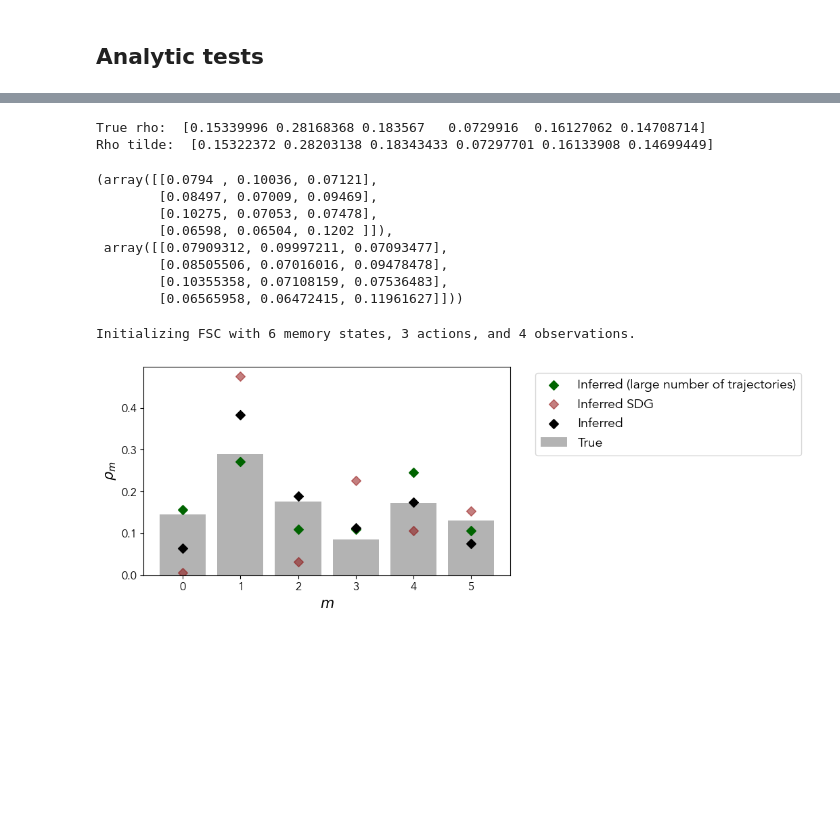
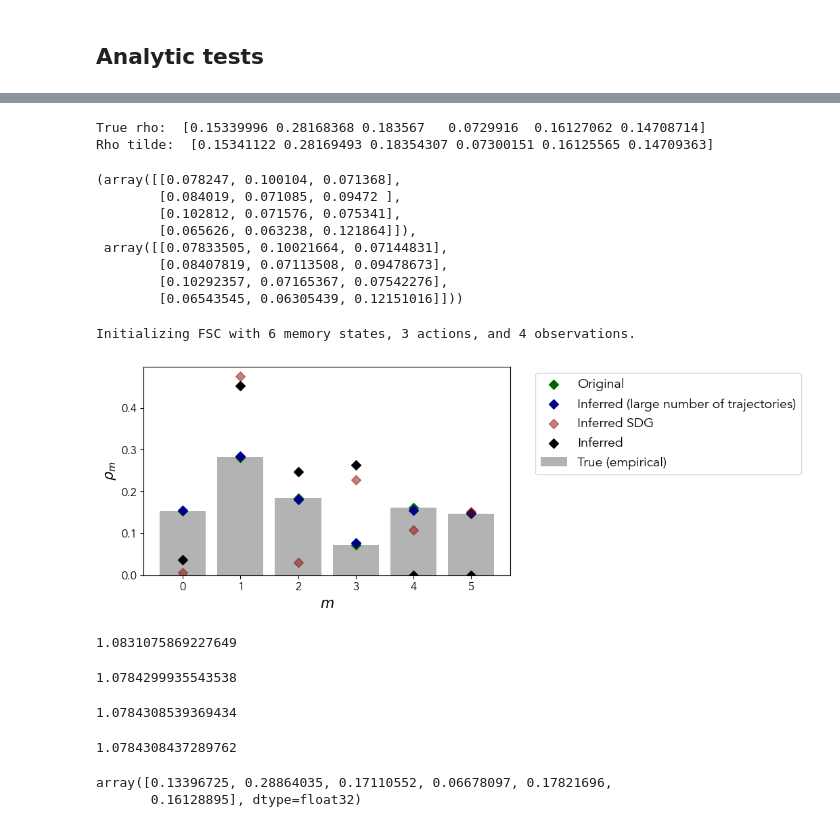
Before and after one commit to giorgionicoletti/InferenceFSCs, a Jupyter notebook: notebooks/FSC_OneStepTrajectory.ipynb, the cells around one changed output, grey strips where cells are left out. Cells and saved outputs as stored; diff of their text form; code cells hidden in the pictures; blank space fills up the shorter version.

```diff
--- a/notebooks/FSC_OneStepTrajectory.ipynb
+++ b/notebooks/FSC_OneStepTrajectory.ipynb
@@ -287,7 +1001,7 @@ plt.show()
 # Observations, one step
 # %%
 NStepsObs = 1
-NTraj = 500
+NTraj = 2000
 Y = 4
 RateMatrixObs = np.ones((Y,Y))
 RateMatrixObs = RateMatrixObs + 2*np.eye(Y)
@@ -412,8 +1181,8 @@ plt.show()
 # %% [markdown]
 ## Analytic tests
 # %%
-NTraj = int(1e5)
-observations = ObsModels.DiscreteMarkovChain(NTraj, NStepsObs, RateMatrixObs, initial_seed = 0)
+NTraj = int(1e6)
+observations = ObsModels.DiscreteMarkovChain(NTraj, NStepsObs, RateMatrixObs, initial_seed = 6)
 # %%
 FSC.load_observations(observations)
 # %%
@@ -455,0 +1225,19 @@ plt.show()
+# %%
+initial_memories = np.array([tr["memories"][0] for tr in trajectories_all])
+
+fig, ax = plt.subplots(1,1, figsize=(6,3))
+
+h, bins_h = np.histogram(initial_memories.flatten(), bins = np.arange(-0.5, M+0.5, 1))
+h = h/np.sum(h)
+bins_h = (bins_h[1:] + bins_h[:-1])/2
+
+ax.bar(bins_h, h, width = 0.8, color = 'dimgray', alpha = 0.5)
+
+ax.set_xlabel('Initial Memories')
+ax.set_ylabel('Frequency')
+
+ax.set_xticks(np.arange(0, M, 1))
+
+ax.set_title('Initial memory distribution of the trajectories')
+
+plt.show()
@@ -469,7 +1259,7 @@ print("True rho: ", FSC.rho)
 print("Rho tilde: ", rhoTilde)
 # %% [output]
 True rho:  [0.15339996 0.28168368 0.183567   0.0729916  0.16127062 0.14708714]
-Rho tilde:  [0.15322372 0.28203138 0.18343433 0.07297701 0.16133908 0.14699449]
+Rho tilde:  [0.15341122 0.28169493 0.18354307 0.07300151 0.16125565 0.14709363]
 # %%
 FSC_tofit_large = FSC_InferenceDiscreteObs(M, A, Y, seed = 123)
 FSC_tofit_large.load_theta(Theta.astype(np.float32))
@@ -479,37 +1269,64 @@ MSE = FSC_tofit_large.optimize_psionly(method = "trust-ncg")
 # %%
 FSC_tofit_large.pStart_ya_emp, pya
 # %% [output]
-(array([[0.0794 , 0.10036, 0.07121],
-        [0.08497, 0.07009, 0.09469],
-        [0.10275, 0.07053, 0.07478],
-        [0.06598, 0.06504, 0.1202 ]]),
- array([[0.07909312, 0.09997211, 0.07093477],
-        [0.08505506, 0.07016016, 0.09478478],
-        [0.10355358, 0.07108159, 0.07536483],
-        [0.06565958, 0.06472415, 0.11961627]]))
+(array([[0.078247, 0.100104, 0.071368],
+        [0.084019, 0.071085, 0.09472 ],
+        [0.102812, 0.071576, 0.075341],
+        [0.065626, 0.063238, 0.121864]]),
+ array([[0.07833505, 0.10021664, 0.07144831],
+        [0.08407819, 0.07113508, 0.09478673],
+        [0.10292357, 0.07165367, 0.07542276],
+        [0.06543545, 0.06305439, 0.12151016]]))
 # %%
 FSC_inferred_large = FSC_DiscreteObs(FSC_tofit_large.theta.detach().cpu().double().numpy(),
                                      FSC_tofit_large.psi.detach().cpu().double().numpy(), verbose = True)
+
+FSC_inferred_large.rho = FSC_tofit_large.rho.detach().cpu().numpy()
 # %% [output]
 Initializing FSC with 6 memory states, 3 actions, and 4 observations.
 # %%
 fig, ax = plt.subplots(1,1, figsize=(7,4))
-ax.bar(bins_h, h, color = "dimgray", alpha = 0.5, label = "True")
+ax.bar(bins_h, h, color = "dimgray", alpha = 0.5, label = "True (empirical)")
 
-ax.scatter(np.arange(M), FSC_inferred_large.rho, color = "darkgreen", marker = "D", s = 50, label = "Inferred (large number of trajectories)")
+ax.scatter(np.arange(M), FSC.rho, color = "darkgreen", marker = "D", s = 50, label = "Original")
 
-ax.scatter(np.arange(M), FSC_inferred_SDG.rho, color = "darkred", marker = "D", s = 50, label = "Inferred SDG", alpha = 0.5)
+ax.scatter(np.arange(M), FSC_inferred_large.rho, color = "darkblue", marker = "D", s = 50, label = "Inferred (large number of trajectories)")
 
-ax.scatter(np.arange(M), FSC_inferred.rho, color = "black", marker = "D", s = 50, label = "Inferred")
+ax.scatter(np.arange(M), FSC_SDG.rho.detach().cpu(), color = "darkred", marker = "D", s = 50, label = "Inferred SDG", alpha = 0.5)
+
+ax.scatter(np.arange(M), FSC_tofit.rho.cpu(), color = "black", marker = "D", s = 50, label = "Inferred")
 
 
 ax.set_xlabel("$m$", fontsize = 15)
 ax.set_ylabel("$\\rho_m$", fontsize = 15)
 
 ax.tick_params(axis='both', which='major', labelsize=12)
 
 plt.legend(fontsize = 14, bbox_to_anchor=(1.05, 1), loc='upper left')
 
 plt.show()
 # %% [output]
-[figure, old version]
+[figure, new version]
+# %%
+wVec = FSC_tofit.TMat.detach().cpu().numpy().sum(axis = 2).transpose(0,2,1)
+
+-np.sum(FSC_tofit_large.pStart_ya_emp*np.log(np.sum((wVec*FSC_SDG.rho.detach().cpu().numpy()), axis = -1)))
+# %% [output]
+1.0831075869227649
+# %%
+-np.sum(FSC_tofit_large.pStart_ya_emp*np.log(np.sum((wVec*FSC_tofit_large.rho.detach().cpu().numpy()), axis = -1)))
+# %% [output]
+1.0784299935543538
+# %%
+-np.sum(FSC_tofit_large.pStart_ya_emp*np.log(np.sum((wVec*FSC.rho), axis = -1)))
+# %% [output]
+1.0784308539369434
+# %%
+-np.sum(FSC_tofit_large.pStart_ya_emp*np.log(np.sum((wVec*h), axis = -1)))
+# %% [output]
+1.0784308437289762
+# %%
+FSC_inferred_large.rho
+# %% [output]
+array([0.13396725, 0.28864035, 0.17110552, 0.06678097, 0.17821696,
+       0.16128895], dtype=float32)
```
Also changed, not shown: parts of 146 cells of this notebook, 8 other files.
